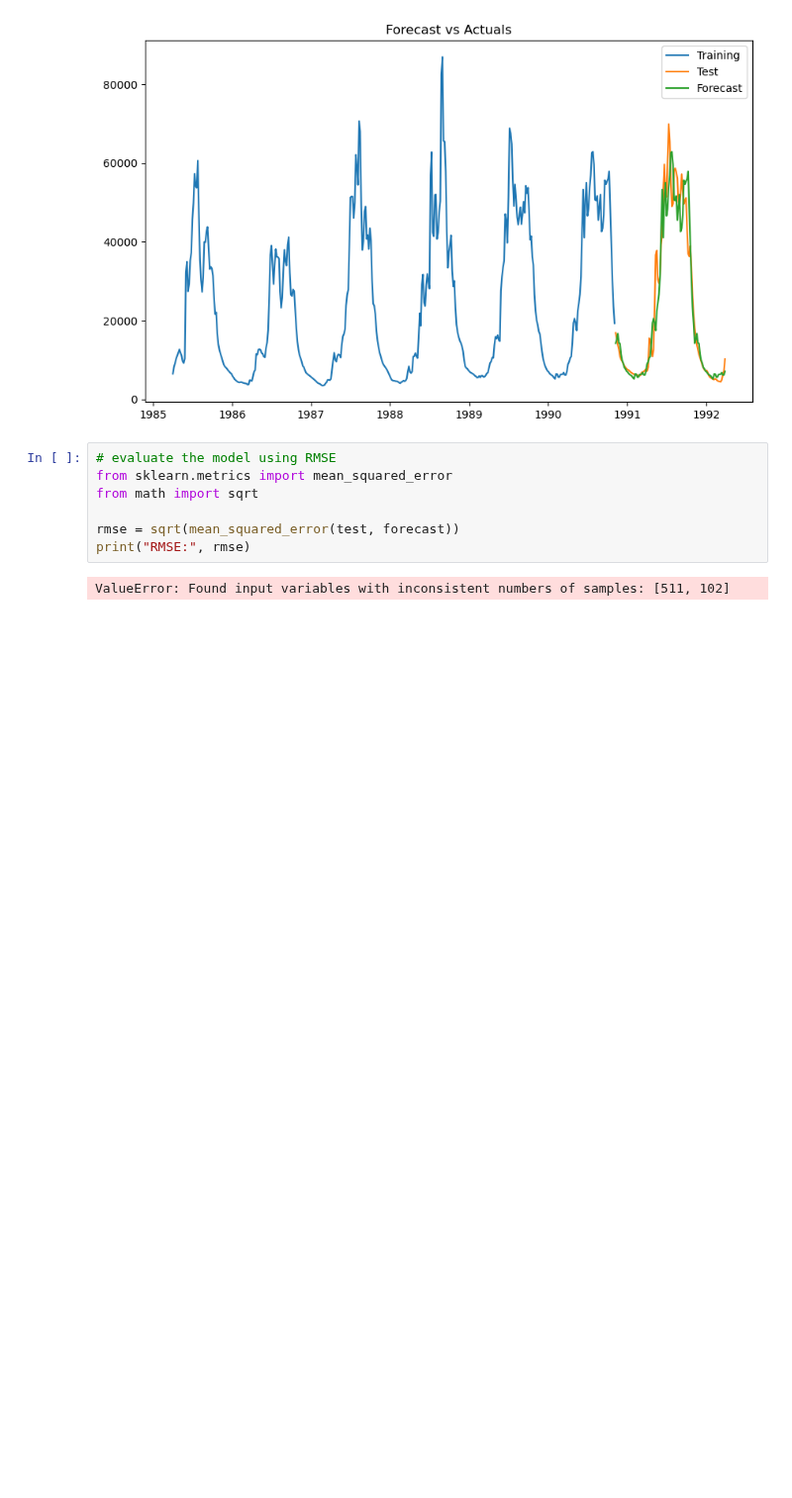
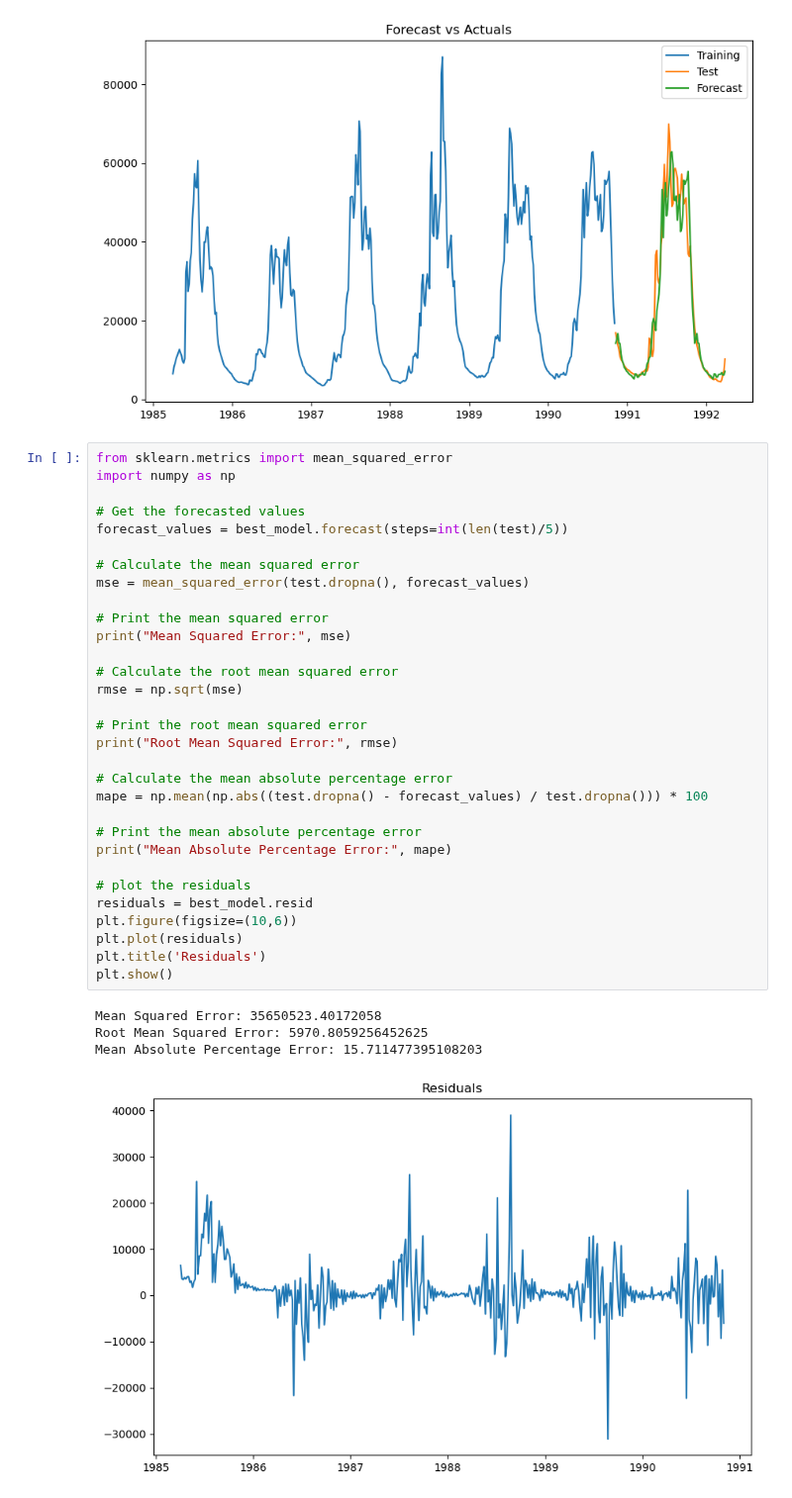
Before and after one commit to pilipb/DP5-code, a Jupyter notebook: arima.ipynb, the cells around one changed output. Shown at 99% size. Drawn from its saved outputs; the diff is of its cells as text; blank space fills up the shorter version.

Commit message:
model evaluation

```diff
--- a/arima.ipynb
+++ b/arima.ipynb
@@ -215,12 +215,39 @@ plt.legend()
 plt.show()
 # %% [output]
 [figure]
-# %%
-# evaluate the model using RMSE
-from sklearn.metrics import mean_squared_error
-from math import sqrt
-
-rmse = sqrt(mean_squared_error(test, forecast))
-print("RMSE:", rmse)
-# %% [output]
-ValueError: Found input variables with inconsistent numbers of samples: [511, 102]
+# %%
+from sklearn.metrics import mean_squared_error
+import numpy as np
+
+# Get the forecasted values
+forecast_values = best_model.forecast(steps=int(len(test)/5))
+
+# Calculate the mean squared error
+mse = mean_squared_error(test.dropna(), forecast_values)
+
+# Print the mean squared error
+print("Mean Squared Error:", mse)
+
+# Calculate the root mean squared error
+rmse = np.sqrt(mse)
+
+# Print the root mean squared error
+print("Root Mean Squared Error:", rmse)
+
+# Calculate the mean absolute percentage error
+mape = np.mean(np.abs((test.dropna() - forecast_values) / test.dropna())) * 100
+
+# Print the mean absolute percentage error
+print("Mean Absolute Percentage Error:", mape)
+
+# plot the residuals
+residuals = best_model.resid
+plt.figure(figsize=(10,6))
+plt.plot(residuals)
+plt.title('Residuals')
+plt.show()
+# %% [output]
+Mean Squared Error: 35650523.40172058
+Root Mean Squared Error: 5970.8059256452625
+Mean Absolute Percentage Error: 15.711477395108203
+[figure, added]
```
